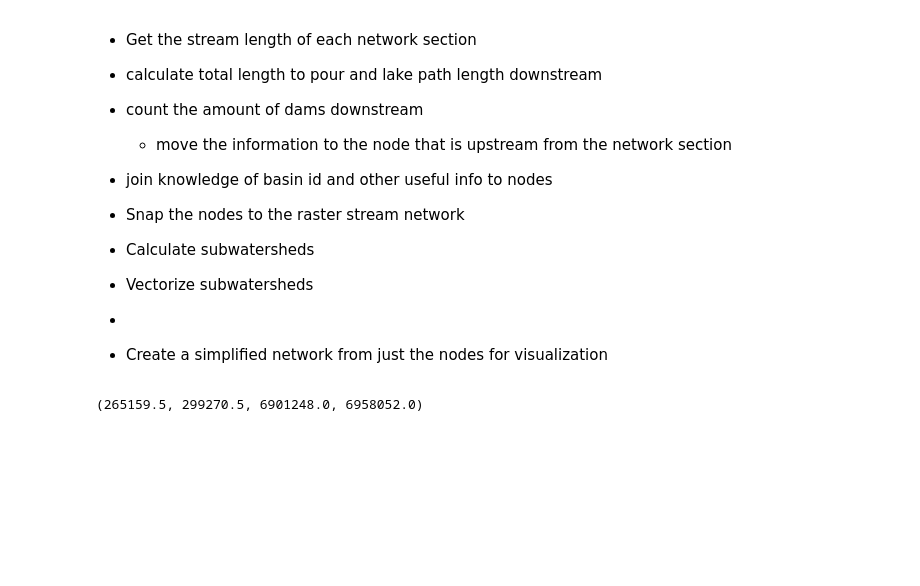
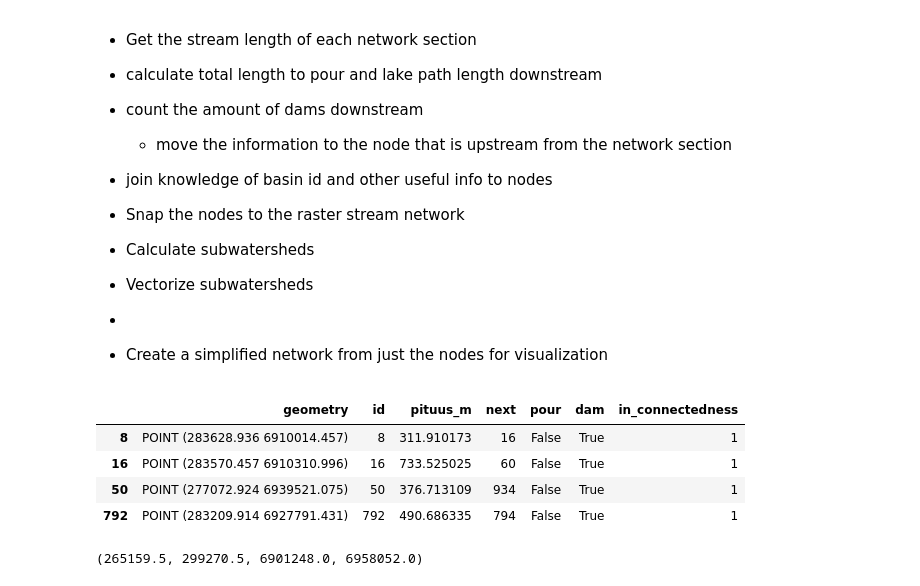
Before and after one commit to iiroseppa/CAMELS-FI, a Jupyter notebook: network_analysis/stream_processing_v2.ipynb, the cells around one changed output. Cells and saved outputs as stored; diff of their text form; code cells hidden in the pictures; blank space fills up the shorter version.

```diff
--- a/network_analysis/stream_processing_v2.ipynb
+++ b/network_analysis/stream_processing_v2.ipynb
@@ -353,3 +425,11 @@ for i, watershed in pbar:
+# %%
+nodes[nodes['dam']]
+# %% [output]
+|  | geometry | id | pituus_m | next | pour | dam | in_connectedness |
+| 8 | POINT (283628.936 6910014.457) | 8 | 311.910173 | 16 | False | True | 1 |
+| 16 | POINT (283570.457 6910310.996) | 16 | 733.525025 | 60 | False | True | 1 |
+| 50 | POINT (277072.924 6939521.075) | 50 | 376.713109 | 934 | False | True | 1 |
+| 792 | POINT (283209.914 6927791.431) | 792 | 490.686335 | 794 | False | True | 1 |
 # %%
 ax = watershed.boundary.plot(color='darkgreen', linewidth=0.2)
 ax = lakes.plot(ax=ax, color='midnightblue')
```
Also changed, not shown: parts of 8 cells of this notebook, 1 other file.
